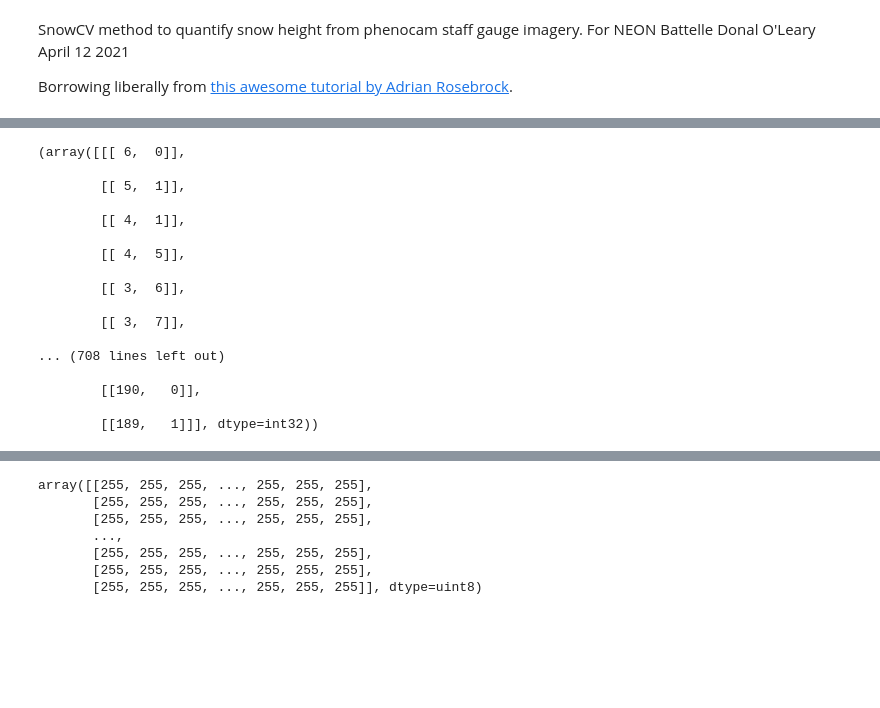
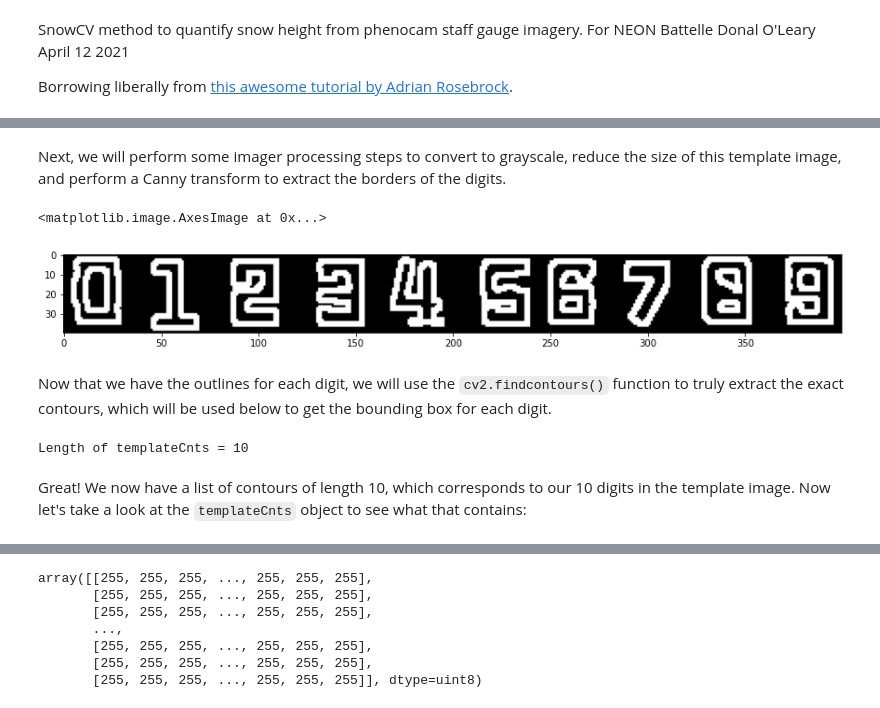
Before and after one commit to donal-at-NEON/SnowCV, a Jupyter notebook: src/demo01.ipynb, the cells around one changed output, grey strips where cells are left out. Saved outputs shown, nothing was run; the diff lists cells and outputs as text; code cells hidden in the pictures; blank space fills up the shorter version.

```diff
--- a/src/demo01.ipynb
+++ b/src/demo01.ipynb
@@ -37,24 +24,30 @@ plt.imshow(template_Canny, cmap='gray')
+# %% [markdown]
+Next, we will perform some imager processing steps to convert to grayscale, reduce the size of this template image, and perform a Canny transform to extract the borders of the digits.
+# %%
+plt.rcParams['figure.figsize'] = [15, 15] # set plot size
+
+kernel = np.ones((3,3),np.uint8)
+
+template = cv2.cvtColor(template, cv2.COLOR_BGR2GRAY)
+template = cv2.threshold(template, 10, 255, cv2.THRESH_BINARY)[1]
+template = cv2.resize(template, (400,40))
+template_Canny = cv2.Canny(template , 10, 255)
+template_Canny = cv2.dilate(template_Canny, kernel,iterations = 1)
+
+plt.imshow(template_Canny, cmap='gray')
+# %% [output]
+<matplotlib.image.AxesImage at 0x...>
+[figure, added]
+# %% [markdown]
+Now that we have the outlines for each digit, we will use the `cv2.findcontours()` function to truly extract the exact contours, which will be used below to get the bounding box for each digit.
 # %%
 templateCnts = cv2.findContours(template_Canny.copy(), cv2.RETR_EXTERNAL, cv2.CHAIN_APPROX_SIMPLE)
 templateCnts = imutils.grab_contours(templateCnts)
 templateCnts = contours.sort_contours(templateCnts, method="left-to-right")[0]
 
-templateCnts
+print('Length of templateCnts = '+str(len(templateCnts)))
 # %% [output]
-(array([[[ 6,  0]],
-
-        [[ 5,  1]],
-
-        [[ 4,  1]],
-
-        [[ 4,  5]],
-
-        [[ 3,  6]],
-
-        [[ 3,  7]],
-
-... (708 lines left out)
-
-        [[190,   0]],
-
-        [[189,   1]]], dtype=int32))
+Length of templateCnts = 10
+# %% [markdown]
+Great! We now have a list of contours of length 10, which corresponds to our 10 digits in the template image.
+Now let's take a look at the `templateCnts` object to see what that contains:
```
Also changed, not shown: parts of 35 cells of this notebook, 5 other files.
